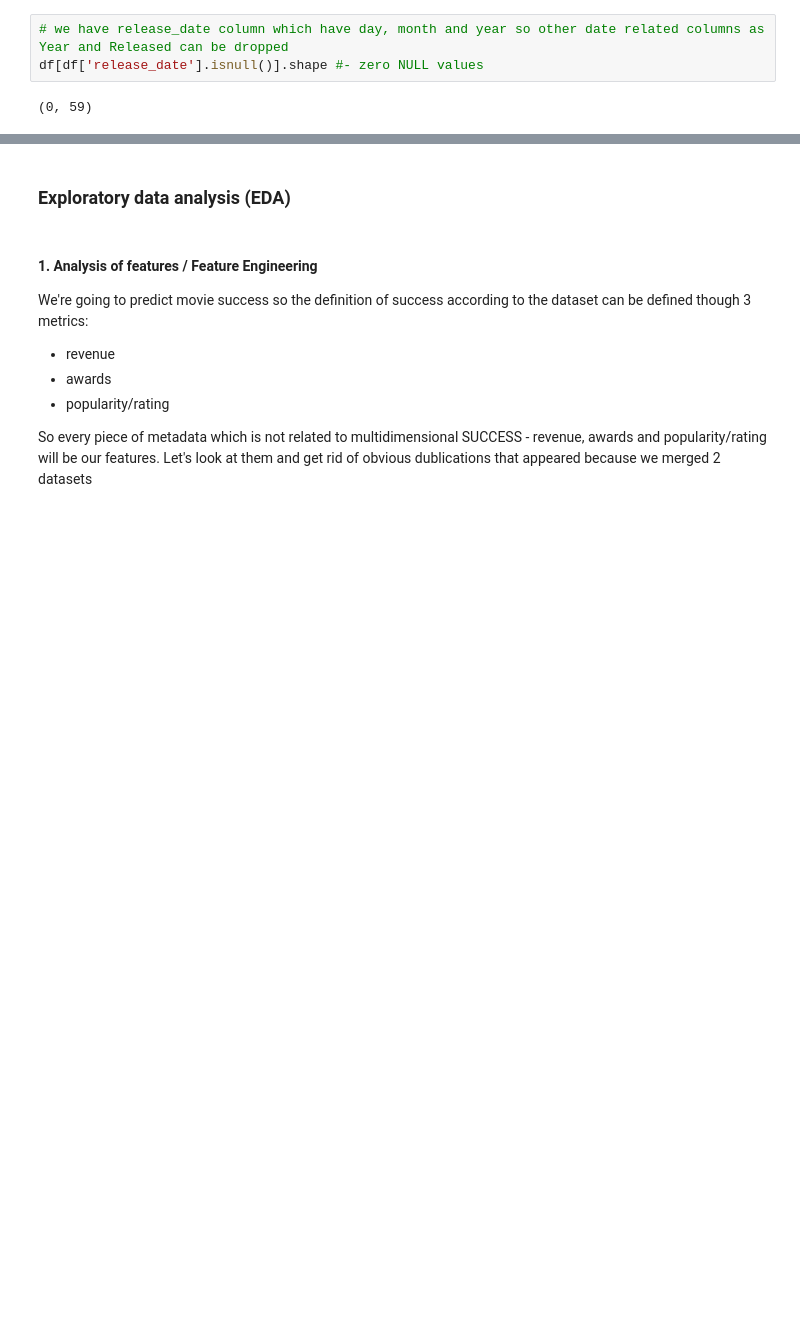
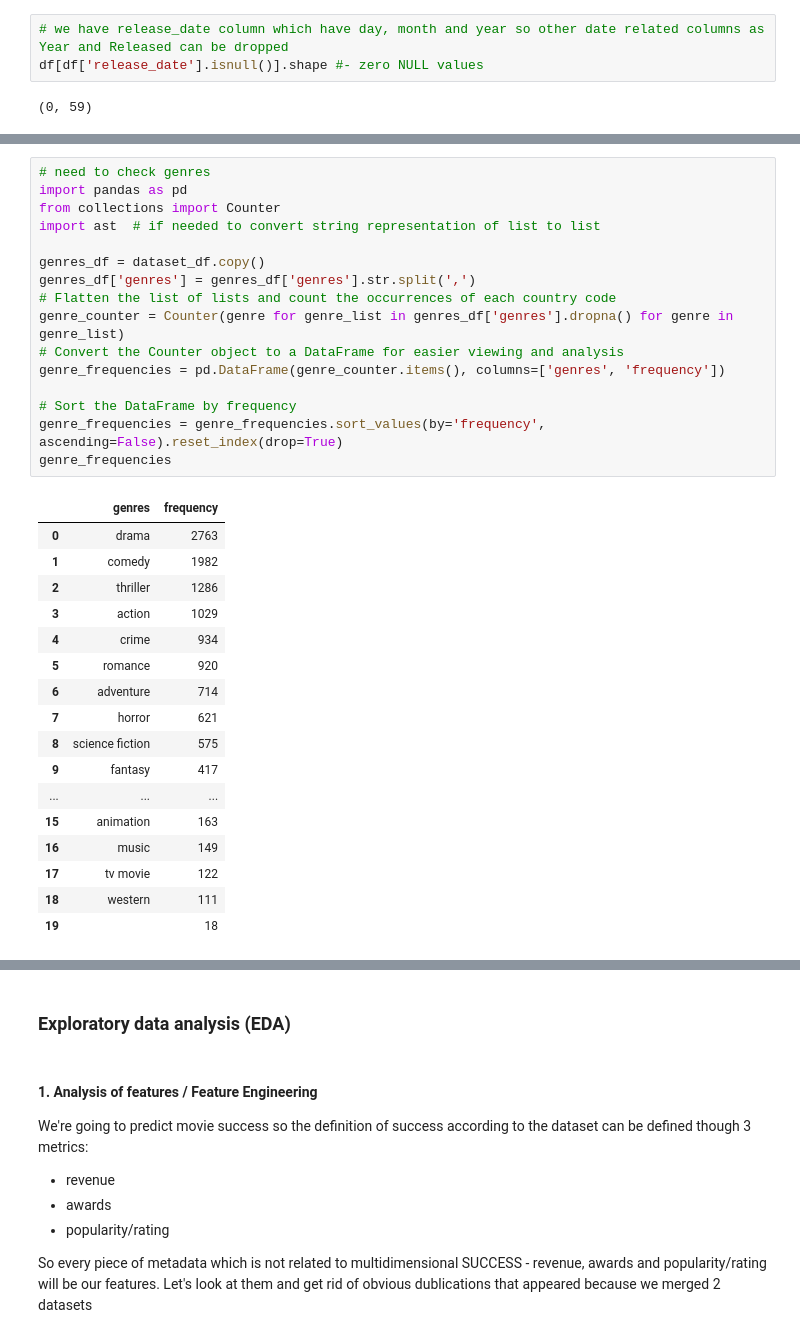
Before and after one commit to olgazju/ml_camp_2023, a Jupyter notebook: midterm project/notebooks/1-EDA.ipynb, the cells around one changed output, grey strips where cells are left out. Cells and saved outputs as stored; diff of their text form; blank space fills up the shorter version.

```diff
--- a/midterm project/notebooks/1-EDA.ipynb
+++ b/midterm project/notebooks/1-EDA.ipynb
@@ -251,0 +312,34 @@ dataset_df.head()
+# %%
+# need to check genres
+import pandas as pd
+from collections import Counter
+import ast  # if needed to convert string representation of list to list
+
+genres_df = dataset_df.copy()
+genres_df['genres'] = genres_df['genres'].str.split(',')
+# Flatten the list of lists and count the occurrences of each country code
+genre_counter = Counter(genre for genre_list in genres_df['genres'].dropna() for genre in genre_list)
+# Convert the Counter object to a DataFrame for easier viewing and analysis
+genre_frequencies = pd.DataFrame(genre_counter.items(), columns=['genres', 'frequency'])
+
+# Sort the DataFrame by frequency
+genre_frequencies = genre_frequencies.sort_values(by='frequency', ascending=False).reset_index(drop=True)
+genre_frequencies
+# %% [output]
+|  | genres | frequency |
+| 0 | drama | 2763 |
+| 1 | comedy | 1982 |
+| 2 | thriller | 1286 |
+| 3 | action | 1029 |
+| 4 | crime | 934 |
+| 5 | romance | 920 |
+| 6 | adventure | 714 |
+| 7 | horror | 621 |
+| 8 | science fiction | 575 |
+| 9 | fantasy | 417 |
+| ... | ... | ... |
+| 15 | animation | 163 |
+| 16 | music | 149 |
+| 17 | tv movie | 122 |
+| 18 | western | 111 |
+| 19 |  | 18 |
```
Also changed, not shown: parts of 20 cells of this notebook, 1 other file.
